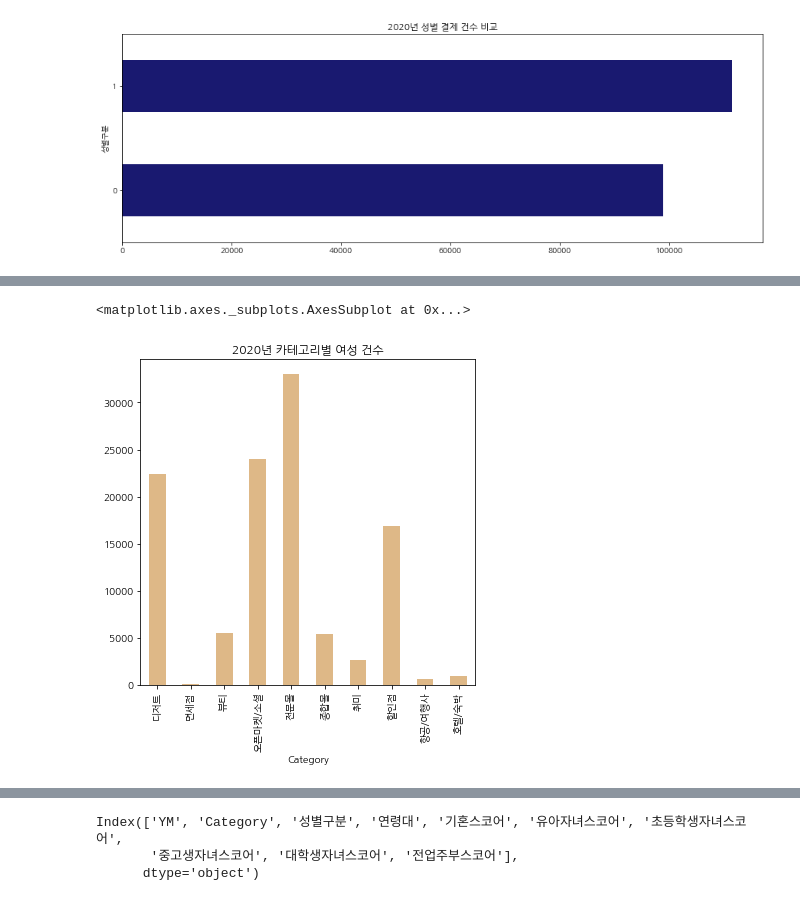
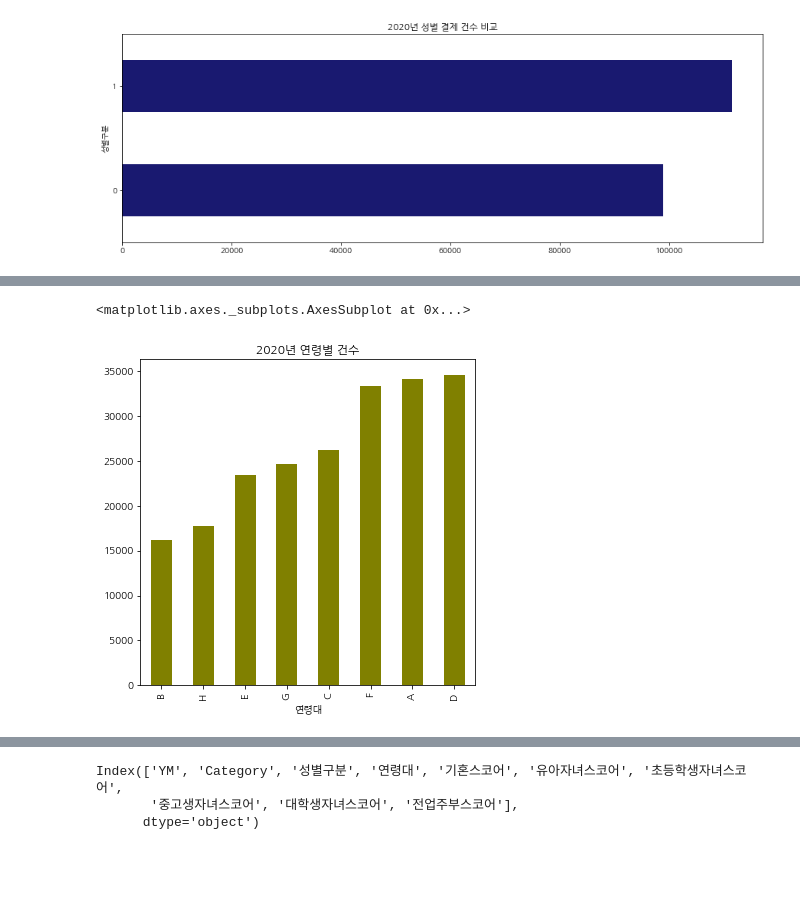
Before and after one commit to Bokyoung-00/python_education, a Jupyter notebook: 삼성카드_분석.ipynb, the cells around one changed output, grey strips where cells are left out. Saved outputs shown, nothing was run; the diff lists cells and outputs as text; code cells hidden in the pictures; blank space fills up the shorter version.

```diff
--- a/삼성카드_분석.ipynb
+++ b/삼성카드_분석.ipynb
@@ -180,7 +313,7 @@ female_2019.plot(kind='bar', stacked=True, figsize= (6,6), color='orange', title
 # %%
-female_2020= data_2020[data_2020['성별구분']==1].groupby("Category").sum()['성별구분']
+age_2020= data_2020.groupby("연령대").count()['Category'].sort_values()
 
-female_2020.plot(kind='bar', stacked=True, figsize= (6,6), color='burlywood', title="2020년 카테고리별 여성 건수")
+age_2020.plot(kind='bar', stacked=True, figsize= (6,6), color='olive', title="2020년 연령별 건수")
 # %% [output]
 <matplotlib.axes._subplots.AxesSubplot at 0x...>
-[figure, old version]
+[figure, new version]
```
Also changed, not shown: parts of 71 cells of this notebook.
